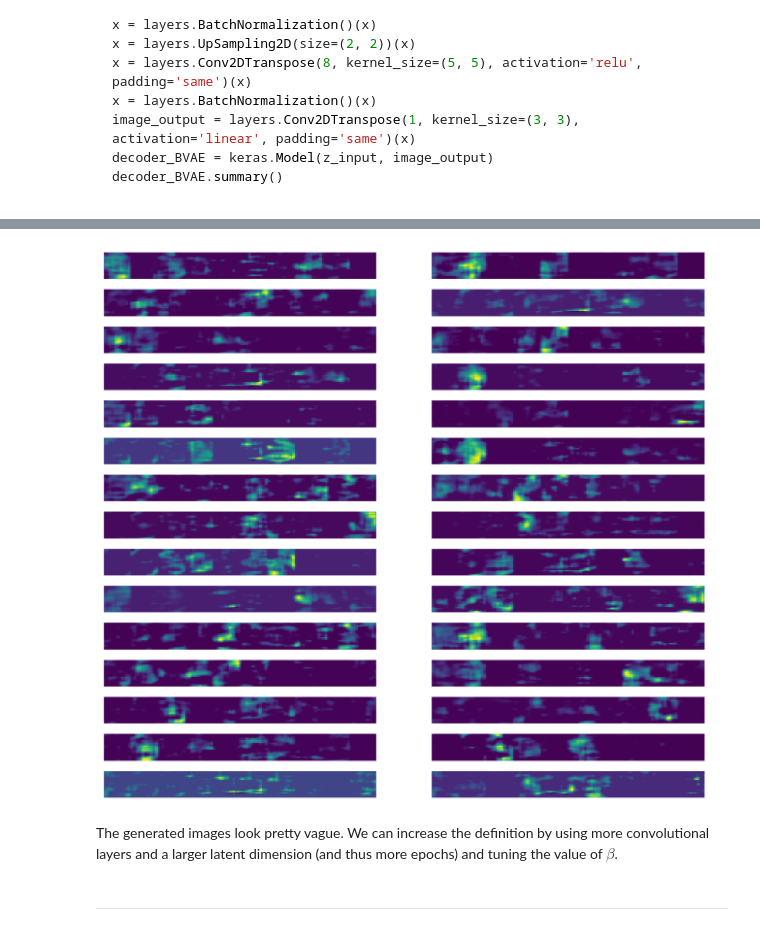
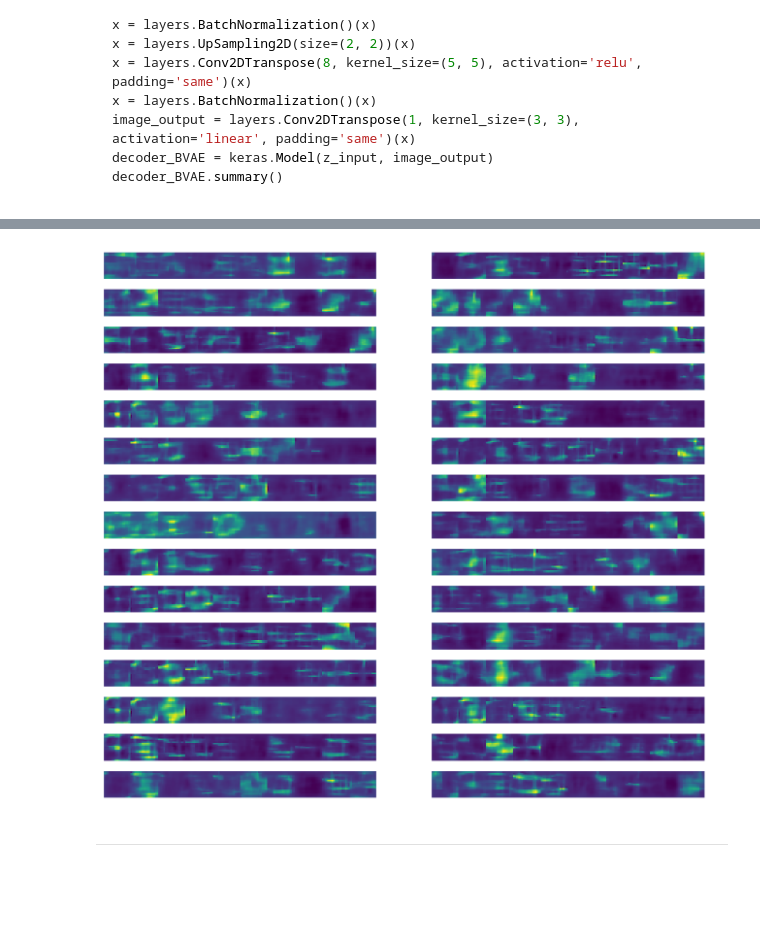
Before and after one commit to stfc-sciml/sciml-workshop, a Jupyter notebook: course_2.0_with_solutions/07_VAE_practical.ipynb, the cells around one changed output, grey strips where cells are left out. Cells and saved outputs as stored; diff of their text form; code cells hidden in the pictures; folded sections open; blank space fills up the shorter version.

```diff
--- a/course_2.0_with_solutions/07_VAE_practical.ipynb
+++ b/course_2.0_with_solutions/07_VAE_practical.ipynb
@@ -107,7 +107,14 @@ train_dataset = tf.data.Dataset.from_generator(lambda: hdf5_generator(path=data_
                                                output_types=(tf.float32, tf.float32),
                                                output_shapes=((None, IMG_HEIGHT, IMG_WIDTH, N_CHANNELS),
                                                               (None, N_CLASSES,)))
+
+# test data
+test_dataset = tf.data.Dataset.from_generator(lambda: hdf5_generator(path=data_path + 'ins-data/test.h5'),
+                                              output_types=(tf.float32, tf.float32),
+                                              output_shapes=((None, IMG_HEIGHT, IMG_WIDTH, N_CHANNELS),
+                                                             (None, N_CLASSES,)))
 # print
 print(train_dataset)
+print(test_dataset)
 # %% [output]
 <FlatMapDataset shapes: ((None, 20, 200, 1), (None, 2)), types: (tf.float32, tf.float32)>
@@ -123,6 +122,6 @@ In the following cell, we will load the first buffer (with 32 data by default) t
 # %%
 # load the first buffer (with 32 data by default)
-images, labels = list(train_dataset.take(1))[0]
+images, labels = list(test_dataset.take(1))[0]
 
 # plot some images and labels from it
 nplot = 10
@@ -147,7 +146,7 @@ This $\beta$-VAE will be a combination of the CNN architecture in [05_CNN_practi
 First, we need to specify the latent dimension:
 # %%
 # latent dimension
-latent_dim = 16
+latent_dim = 32
 # %% [markdown]
 Now, extend the CNN in [05_CNN_practical.ipynb](05_CNN_practical.ipynb) to an encoder and a decoder.
 
@@ -495,36 +482,34 @@ generate_images_latent(decoder_BVAE, n_generation=30, feature_range=[-1, 1])
 # %%
 # generate images from the latent space
 def generate_images_latent(decoder, n_generation, feature_range):
     # randomly sample the latent space
     latent = []
     for dim in range(latent_dim):
         if len(np.array(feature_range).shape) == 1:
             # only one range provided; used it for all dimensions
             latent.append(np.random.uniform(feature_range[0], feature_range[1],
                                             n_generation))
         else:
             # range provided for each dimension
             latent.append(np.random.uniform(feature_range[dim][0], feature_range[dim][1],
                                             n_generation))
     latent = np.array(latent).T
 
     # decode images
     decodings = decoder.predict(latent)
 
     # plot generated images
     fig, axes = plt.subplots(n_generation // 2, 2, figsize=(16, n_generation / 2), dpi=100)
     for ax, image in zip(axes.flatten(), decodings):
-        ax.matshow(np.squeeze(image))
+        ax.matshow(image[:, :, 0])
         ax.set_xticks([])
         ax.set_yticks([])
     plt.show()
 
 # generate random images sampled between [-1, 1]
 generate_images_latent(decoder_BVAE, n_generation=30, feature_range=[-1, 1])
 # %% [output]
-[figure, old version]
+[figure, new version]
-# %% [markdown]
-The generated images look pretty vague. We can increase the definition by using more convolutional layers and a larger latent dimension (and thus more epochs) and tuning the value of $\beta$.
 # %% [markdown]
 ---
 # %% [markdown]
```
Also changed, not shown: parts of 17 cells of this notebook, 2 other files.
